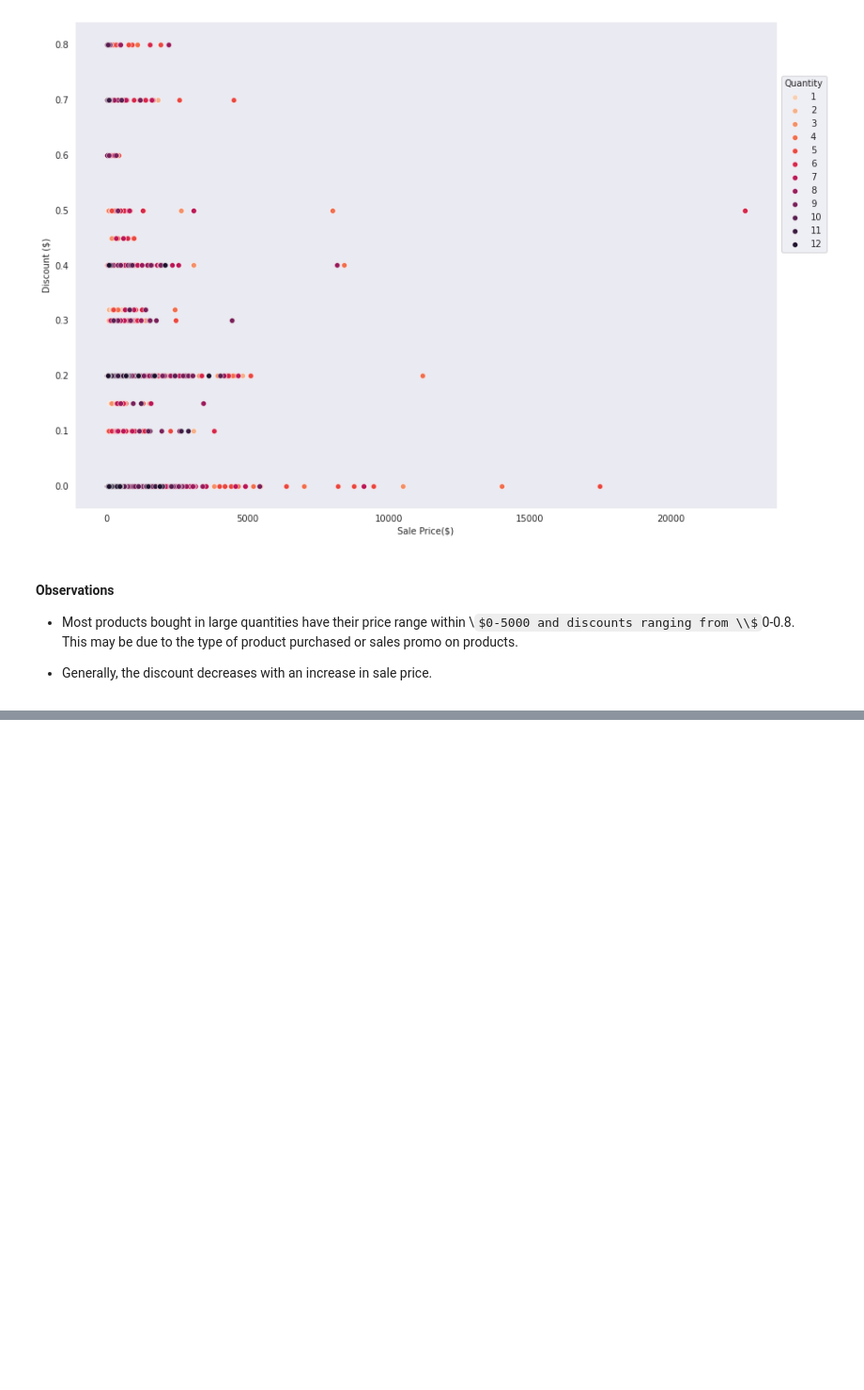
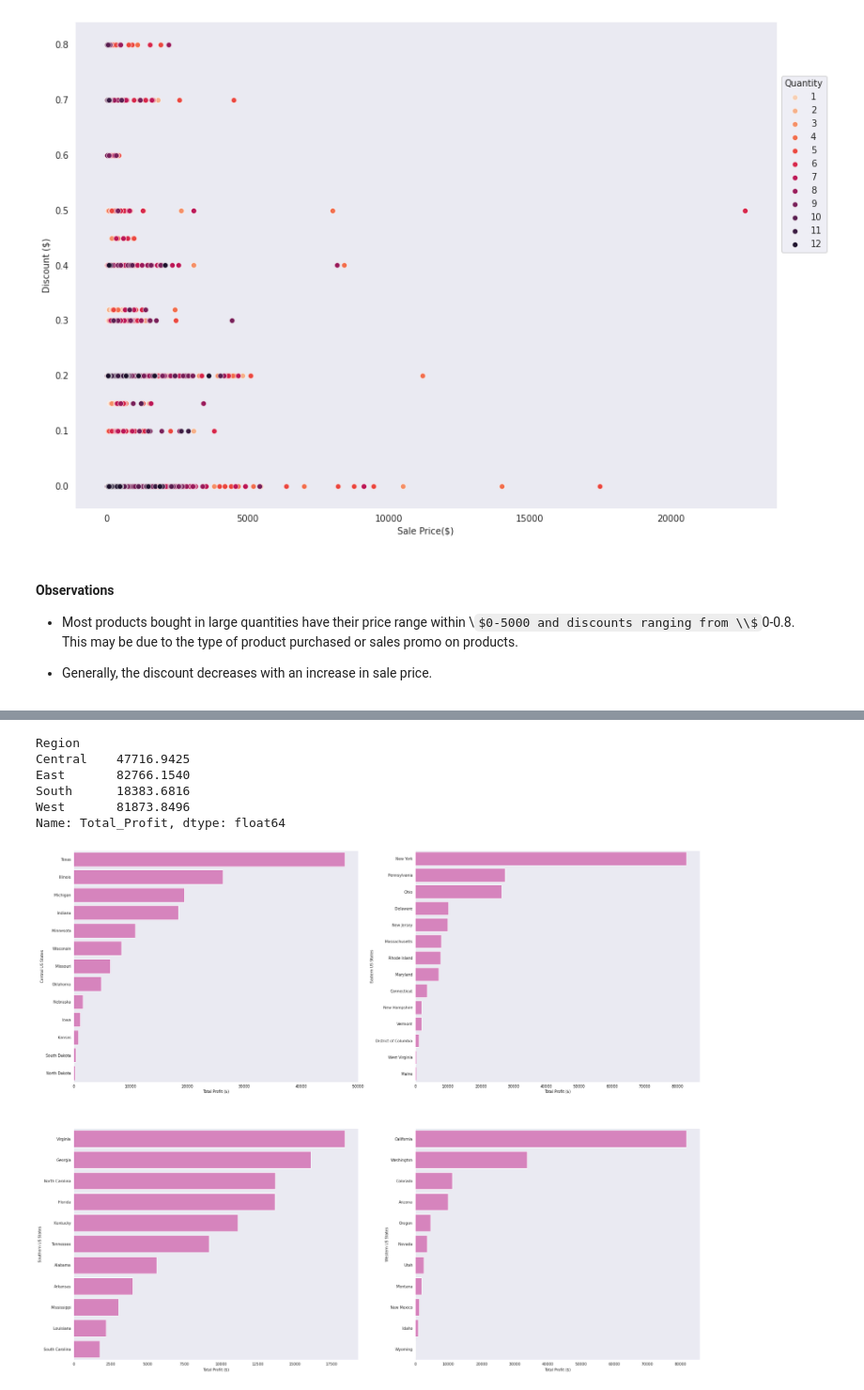
Before and after one commit to Dee-nDee/SuperStore_Data_Analysis, a Jupyter notebook: SuperStore.ipynb, the cells around one changed output, grey strips where cells are left out. Shown at 94% size. Drawn from its saved outputs; the diff is of its cells as text; code cells hidden in the pictures; some formulas as TeX source; blank space fills up the shorter version.

Commit message:
feat: States that Produced the Highest Profits in each Region

```diff
--- a/SuperStore.ipynb
+++ b/SuperStore.ipynb
@@ -1174,0 +1179,7 @@ This may be due to the type of product purchased or sales promo on products.
+# %%
+#obtain total profit yield of each state in each region
+total_state_profit = samp_superstore.groupby(["Region", "State"]).Profit.sum()
+
+#create a dataframe from the result obtained above
+total_state_profit = total_state_profit.reset_index(name = "Total_Profit")
+total_state_profit
@@ -1174,0 +1204,62 @@ This may be due to the type of product purchased or sales promo on products.
+# %%
+#filter out States by their regions
+central_state_profit = total_state_profit.query('Region == "Central"')
+east_state_profit = total_state_profit.query('Region == "East"')
+south_state_profit = total_state_profit.query('Region == "South"')
+west_state_profit = total_state_profit.query('Region == "West"')
+# %%
+#obtain the highest profit yield in each region
+total_state_profit.groupby("Region").Total_Profit.max()
+# %% [output]
+Region
+Central    47716.9425
+East       82766.1540
+South      18383.6816
+West       81873.8496
+Name: Total_Profit, dtype: float64
+# %%
+#obtain order of states in each region
+central_order = central_state_profit.groupby("State").Total_Profit.sum().sort_values(ascending = False).index
+east_order = east_state_profit.groupby("State").Total_Profit.sum().sort_values(ascending = False).index
+south_order = south_state_profit.groupby("State").Total_Profit.sum().sort_values(ascending = False).index
+west_order = west_state_profit.groupby("State").Total_Profit.sum().sort_values(ascending = False).index
+# %%
+#set figure size
+plt.figure(figsize = (30, 25))
+
+#plot for states in the central region
+plt.subplot(2, 2, 1)
+sb.barplot(data = central_state_profit, y = "State", x = "Total_Profit",
+           order = central_order, color = color5)
+plt.xlabel("Total Profit ($)")
+plt.ylabel("Central US States")
+plt.grid(False)
+
+
+#plot for states in the east region
+plt.subplot(2, 2, 2)
+sb.barplot(data = east_state_profit, y = "State", x = "Total_Profit",
+           order = east_order, color = color5)
+plt.xlabel("Total Profit ($)")
+plt.ylabel("Eastern US States")
+plt.grid(False)
+
+
+#plot for the states in the south region
+plt.subplot(2, 2, 3)
+sb.barplot(data = south_state_profit, y = "State", x = "Total_Profit",
+           order = south_order, color = color5)
+plt.xlabel("Total Profit ($)")
+plt.ylabel("Southern US States")
+plt.grid(False)
+
+
+#plot for the states in the west region
+plt.subplot(2, 2, 4)
+sb.barplot(data = west_state_profit, y = "State", x = "Total_Profit",
+           order = west_order, color = color5)
+plt.xlabel("Total Profit ($)")
+plt.ylabel("Western US States")
+plt.grid(False)
+# %% [output]
+[figure, added]
```
Also changed, not shown: parts of 2 cells of this notebook.
